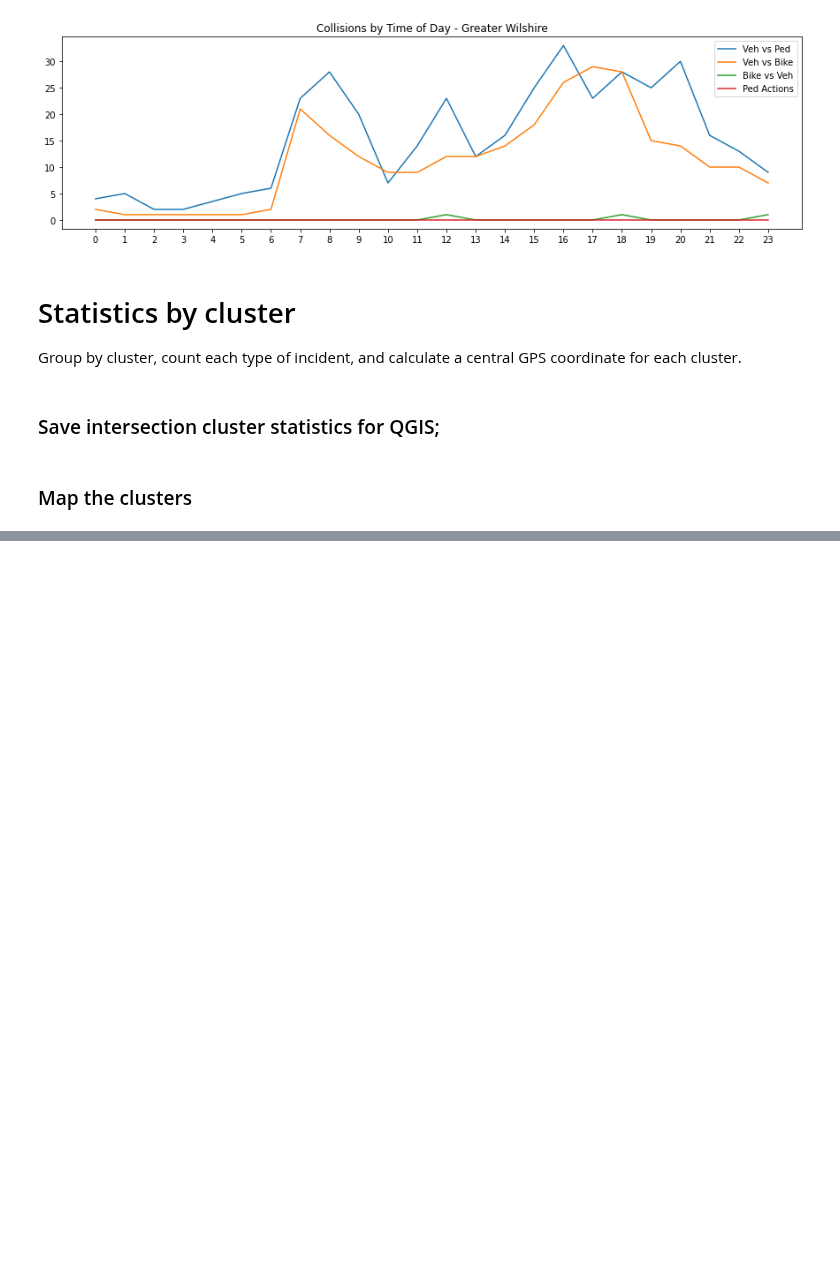
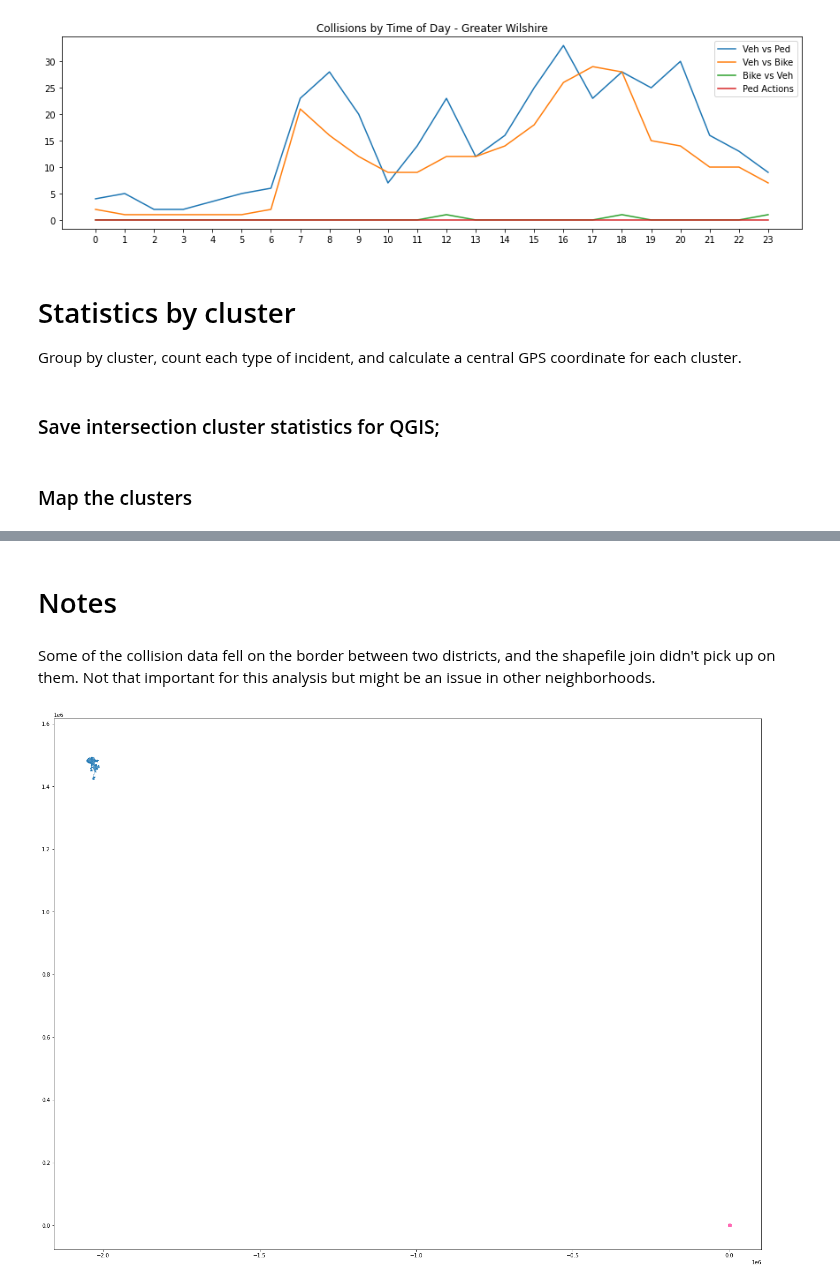
Before and after one commit to hackforla/data-science, a Jupyter notebook: Pedestrian_Data/Notebook/3-find-interesting-info.ipynb, the cells around one changed output, grey strips where cells are left out. Cells and saved outputs as stored; diff of their text form; code cells hidden in the pictures; blank space fills up the shorter version.

```diff
--- a/Pedestrian_Data/Notebook/3-find-interesting-info.ipynb
+++ b/Pedestrian_Data/Notebook/3-find-interesting-info.ipynb
@@ -56,0 +69,12 @@ mocodenames = list(relevantmocodes.values())
+# %%
+collisionmap = gpd.read_file(
+  refineddatafolder + 'refined-collision-data.csv',
+  parse_dates=['date_occ', 'date_rptd'],
+  na_filter=False,
+  GEOM_POSSIBLE_NAMES="geometry",
+  KEEP_GEOM_COLUMNS="NO",
+  crs='EPSG:6423'
+)
+relevantcollisions = collisionmap[
+  (collisionmap['council'] != '') &
+  (collisionmap.geometry.apply(str) != 'POINT (0 0)')]
@@ -102,8 +271,6 @@ groupchart.set_xlim([xmin + 2, xmax])
 ## Totals per Square Foot
 # %%
 # Convert to map projection for LA County to calculate areas
-councilshapes.to_crs(epsg=6423, inplace=True)
-councilshapes.set_index(councilshapes.NAME, inplace=True)
 councilshapes['square meters'] = councilshapes.area
 councilshapes['sf'] = councilshapes['square meters'].multiply(10.76391)
 
@@ -200,3 +366,17 @@ for i, row in totalsgeoframe.iterrows():
 wilshiremap
 # %% [output]
 [interactive output not drawn]
+# %% [markdown]
+# Notes
+# %% [markdown]
+Some of the collision data fell on the border between two districts, and the shapefile join didn't pick up on them. Not that important for this analysis but might be an issue in other neighborhoods.
+# %%
+
+unrecognizedplaces = collisionmap[
+  (collisionmap['council'] == '') &
+  (collisionmap.geometry.apply(str) != 'POINT (0 0)')]
+
+ax = councilshapes.plot(figsize=(24, 24))
+overlay = unrecognizedplaces.plot(ax=ax, color='HotPink')
+# %% [output]
+[figure, added]
```
Also changed, not shown: parts of 12 cells of this notebook.
